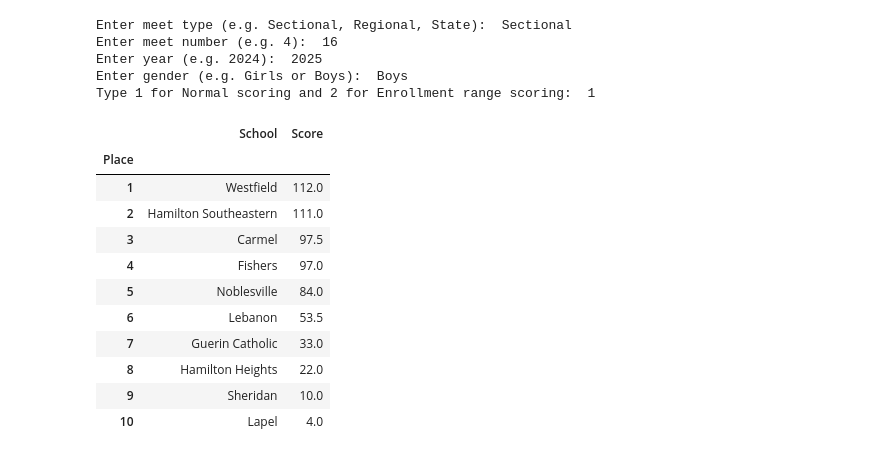
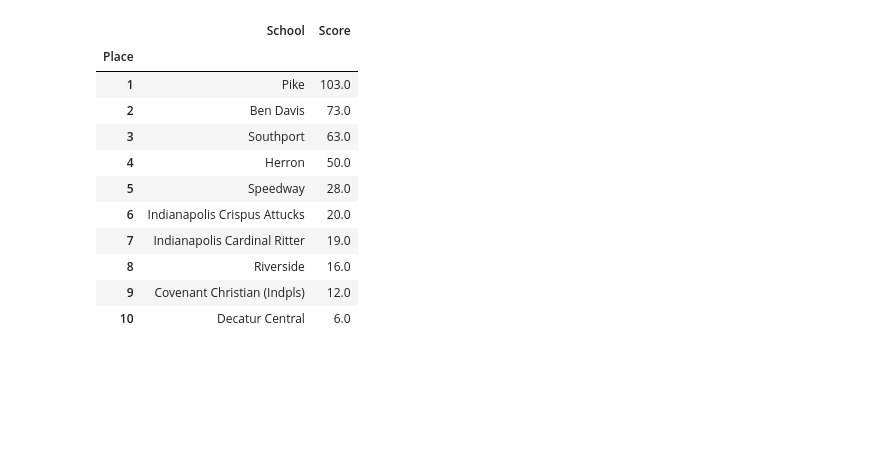
Before and after one commit to rtritz/trackinsights, a Jupyter notebook: jupyter/MeetScoring.ipynb, the cells around one changed output. Cells and saved outputs as stored; diff of their text form; code cells hidden in the pictures; blank space fills up the shorter version.

```diff
--- a/jupyter/MeetScoring.ipynb
+++ b/jupyter/MeetScoring.ipynb
@@ -52,7 +52,7 @@ def get_points(df, values, scores):
             i += tie_size
 
 
-db = Database("db/Track.db")
+db = Database("../web/data/Track_test.db")
 
 meet_type = input("Enter meet type (e.g. Sectional, Regional, State): ")
 
@@ -105,45 +105,40 @@ if(meet_type != "State"):
 else:
     values = state_values
 
 top_num = len(values) # gets all athletes that will be scored for a certain meet... auto updates if we want to test scoring more athletes
 
 meet_num = db.get_meet_id(meet_type, meet_number, year, gender)
 
 individual_df = db.get_top_results_from_meet(top_num, meet_num, "Final", low, high)
 
 relay_df = db.get_top_relays_from_meet(top_num, meet_num, low, high)
 
 scores = { }
 
 get_points(individual_df, values, scores)
 get_points(relay_df, values, scores)
 
 scores = dict(sorted(scores.items(), key=lambda item: item[1], reverse=True)) # sorts schools based on points
 
 pd.set_option('display.max_rows', None)
 
 # conversion into a dataframe for formatting so the output looks a bit cleaner
 sorted_df = pd.DataFrame(list(scores.items()), columns=["School", "Score"])
 sorted_df["Place"] = sorted_df["Score"].rank(method="min", ascending=False).astype(int)
 sorted_df["School"] = sorted_df["School"].apply(db.get_school_name)
 sorted_df["Score"] = sorted_df["Score"].round(2)
 sorted_df.set_index("Place", inplace=True)
 sorted_df
 # %% [output]
-Enter meet type (e.g. Sectional, Regional, State):  Sectional
-Enter meet number (e.g. 4):  16
-Enter year (e.g. 2024):  2025
-Enter gender (e.g. Girls or Boys):  Boys
-Type 1 for Normal scoring and 2 for Enrollment range scoring:  1
 |  | School | Score |
 | Place |  |  |
-| 1 | Westfield | 112.0 |
-| 2 | Hamilton Southeastern | 111.0 |
-| 3 | Carmel | 97.5 |
-| 4 | Fishers | 97.0 |
-| 5 | Noblesville | 84.0 |
-| 6 | Lebanon | 53.5 |
-| 7 | Guerin Catholic | 33.0 |
-| 8 | Hamilton Heights | 22.0 |
-| 9 | Sheridan | 10.0 |
-| 10 | Lapel | 4.0 |
+| 1 | Pike | 103.0 |
+| 2 | Ben Davis | 73.0 |
+| 3 | Southport | 63.0 |
+| 4 | Herron | 50.0 |
+| 5 | Speedway | 28.0 |
+| 6 | Indianapolis Crispus Attucks | 20.0 |
+| 7 | Indianapolis Cardinal Ritter | 19.0 |
+| 8 | Riverside | 16.0 |
+| 9 | Covenant Christian (Indpls) | 12.0 |
+| 10 | Decatur Central | 6.0 |
```
Also changed, not shown: 23 other files.
